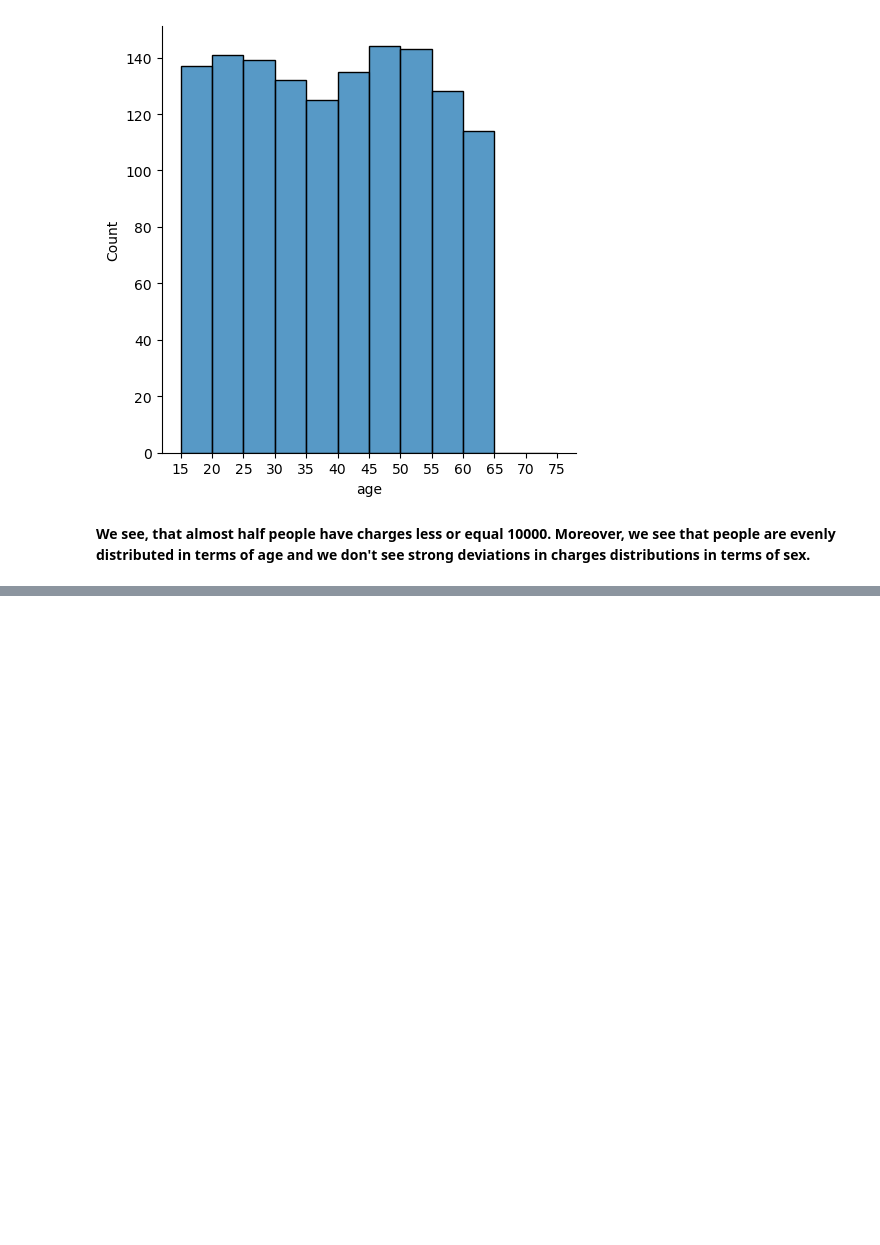
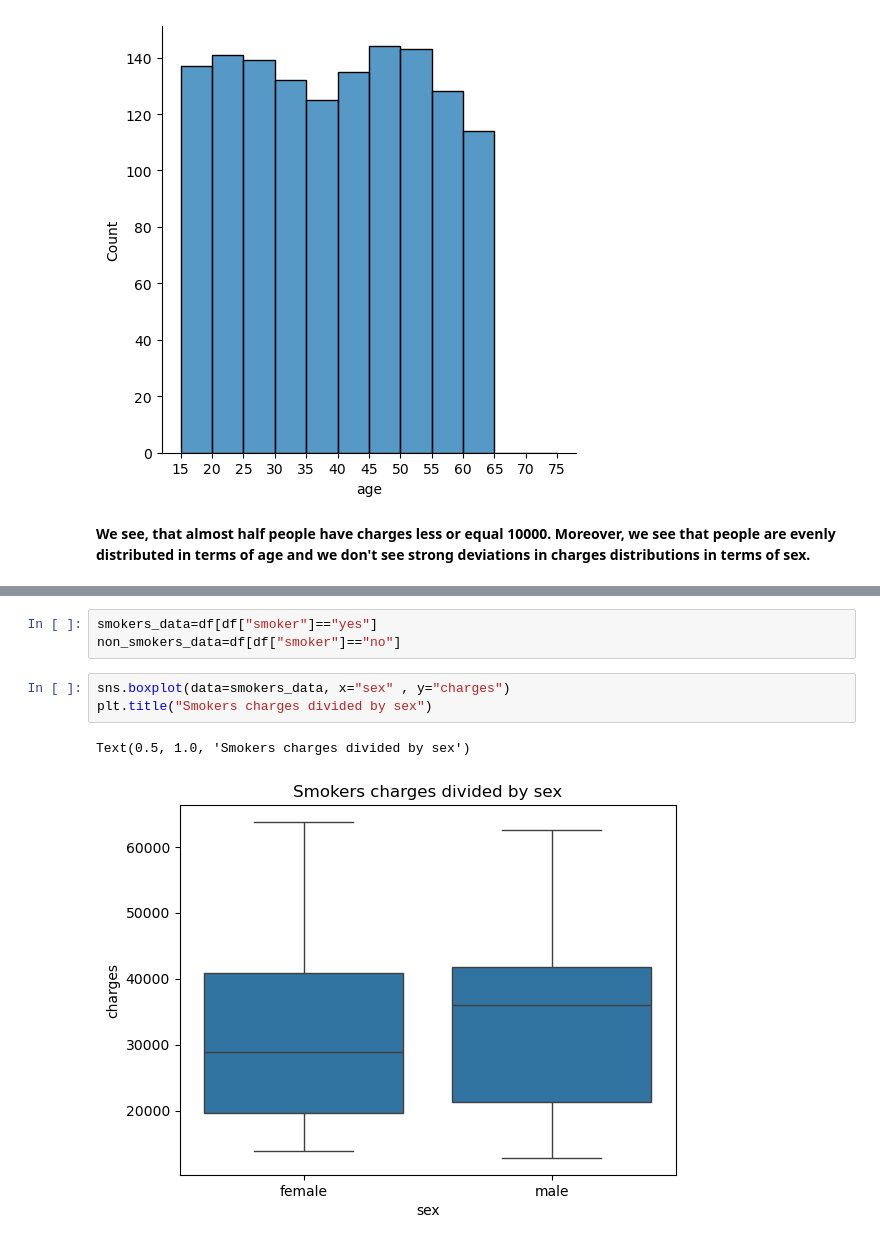
Before and after one commit to adamxszczepanski/SQL-and-ML-Projects, a Jupyter notebook: InsurancePrediction -1 ML model/Insurance prediction project ML.ipynb, the cells around one changed output, grey strips where cells are left out. Cells and saved outputs as stored; diff of their text form; blank space fills up the shorter version.

```diff
--- a/InsurancePrediction -1 ML model/Insurance prediction project ML.ipynb
+++ b/InsurancePrediction -1 ML model/Insurance prediction project ML.ipynb
@@ -120,0 +137,9 @@ plt.xticks(age);
+# %%
+smokers_data=df[df["smoker"]=="yes"]
+non_smokers_data=df[df["smoker"]=="no"]
+# %%
+sns.boxplot(data=smokers_data, x="sex" , y="charges")
+plt.title("Smokers charges divided by sex")
+# %% [output]
+Text(0.5, 1.0, 'Smokers charges divided by sex')
+[figure, added]
```
Also changed, not shown: parts of 24 cells of this notebook.
